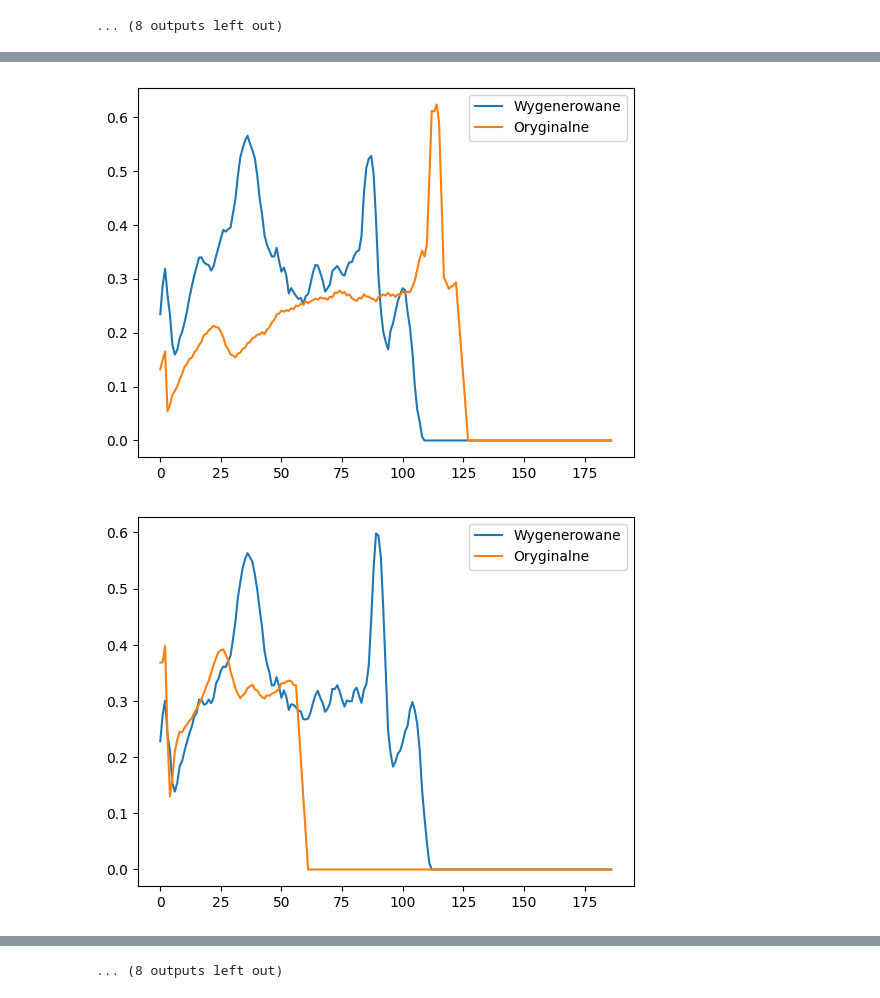
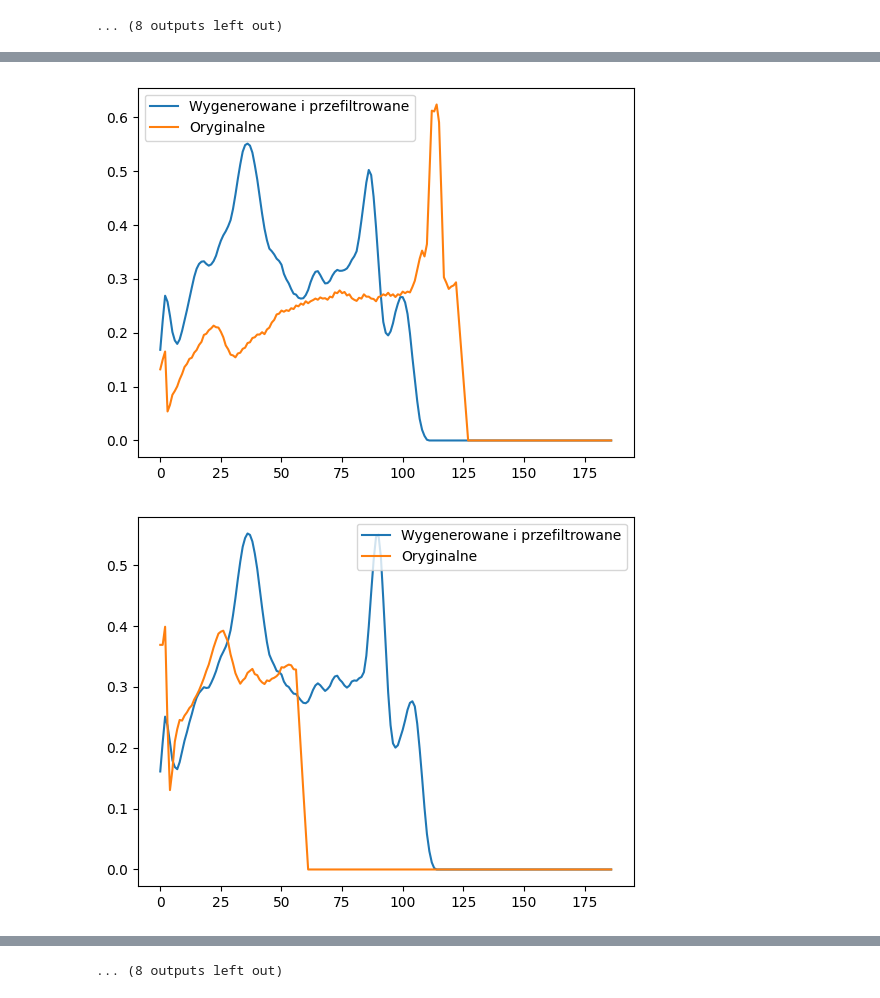
Before and after one commit to vienskaz/ECG-CNN, a Jupyter notebook: EKG_GAN.ipynb, the cells around one changed output, grey strips where cells are left out. Cells and saved outputs as stored; diff of their text form; code cells hidden in the pictures.

```diff
--- a/EKG_GAN.ipynb
+++ b/EKG_GAN.ipynb
@@ -306,7 +306,7 @@ twos=moving_average_filter(twos)
 
 for i in range(len(twos)):
     plt.figure()
-    plt.plot(twos[i], label='Wygenerowane')
+    plt.plot(twos[i], label='Wygenerowane i przefiltrowane')
     plt.plot(two[i], label='Oryginalne')
 
     # Dodanie legendy do wykresu
@@ -324,2 +324,2 @@ for i in range(len(twos)):
-[figure, old version]
+[figure, new version]
-[figure, old version]
+[figure, new version]
```
Also changed, not shown: parts of 1 cell of this notebook.
